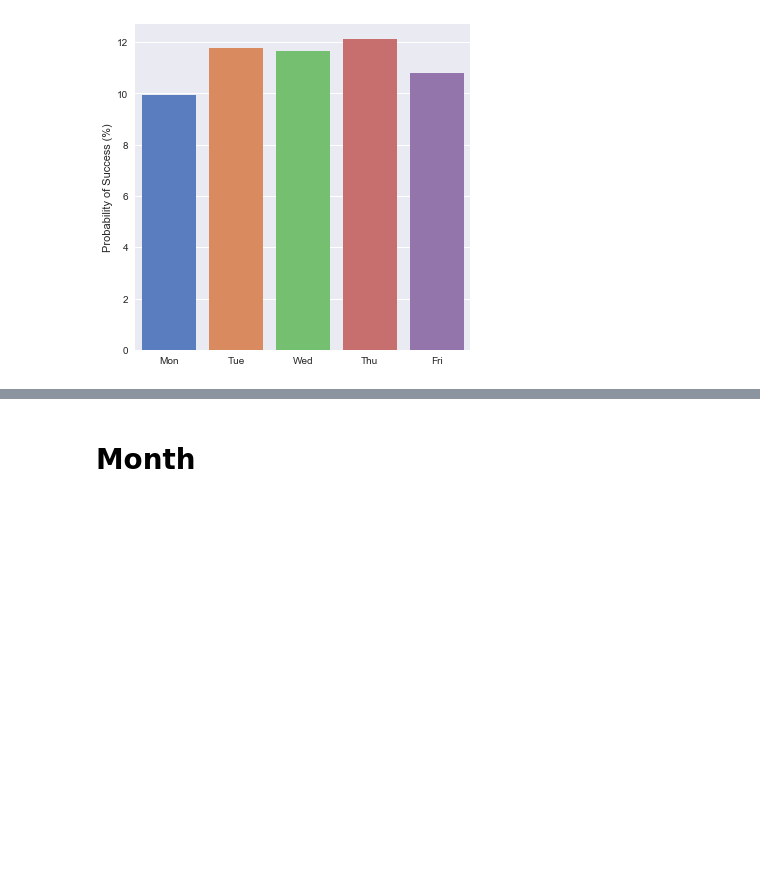
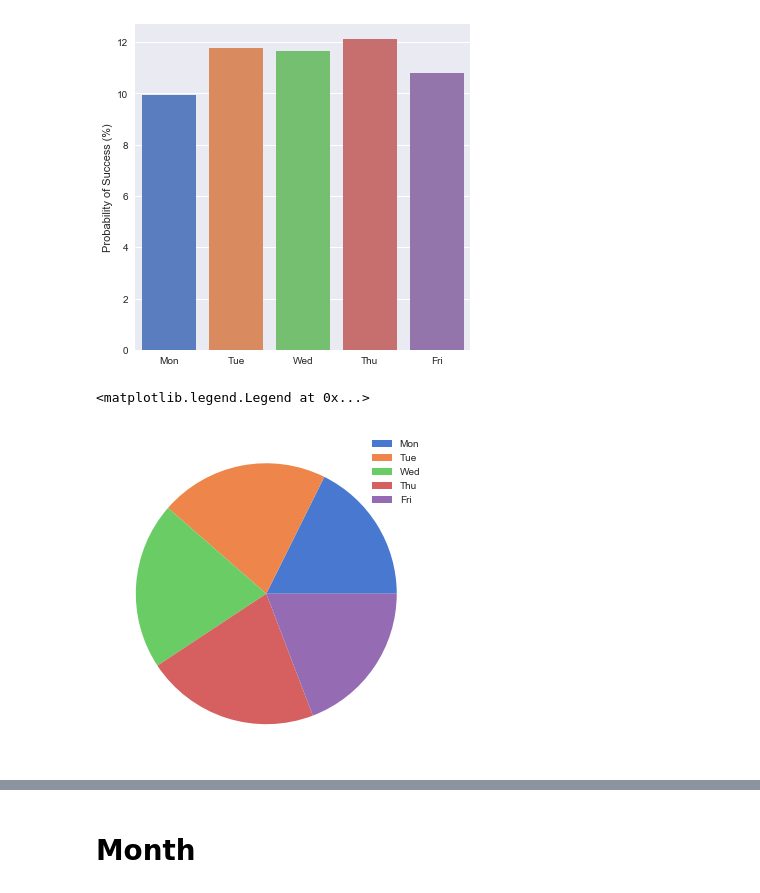
Before and after one commit to sepehrfrgh/ece143_direct_marketing, a Jupyter notebook: time_analysis.ipynb, the cells around one changed output, grey strips where cells are left out. Cells and saved outputs as stored; diff of their text form; code cells hidden in the pictures; blank space fills up the shorter version.

```diff
--- a/time_analysis.ipynb
+++ b/time_analysis.ipynb
@@ -34,6 +33,15 @@ ax.set(ylabel='Probability of Success (%)', xlabel=None)
 # %% [output]
 [Text(0, 0.5, 'Probability of Success (%)'), Text(0.5, 0, '')]
 [figure]
+# %%
+f, ax = plt.subplots(figsize=(6, 6))
+day_of_week_relative_probabilities = day_of_week_probabilities
+day_of_week_relative_probabilities['y'] = day_of_week_probabilities['y'] / day_of_week_probabilities['y'].sum()
+ax.pie(day_of_week_relative_probabilities['y'], colors=sns.color_palette('muted'))
+ax.legend(ta.number_to_day_of_week(day_of_week_probabilities['day_of_week']))
+# %% [output]
+<matplotlib.legend.Legend at 0x...>
+[figure, added]
 # %%
 day_of_week_successes = my_ta.get_success_count('day_of_week')
 day_of_week_count = my_ta.get_count('day_of_week')
```
Also changed, not shown: parts of 4 cells of this notebook.
